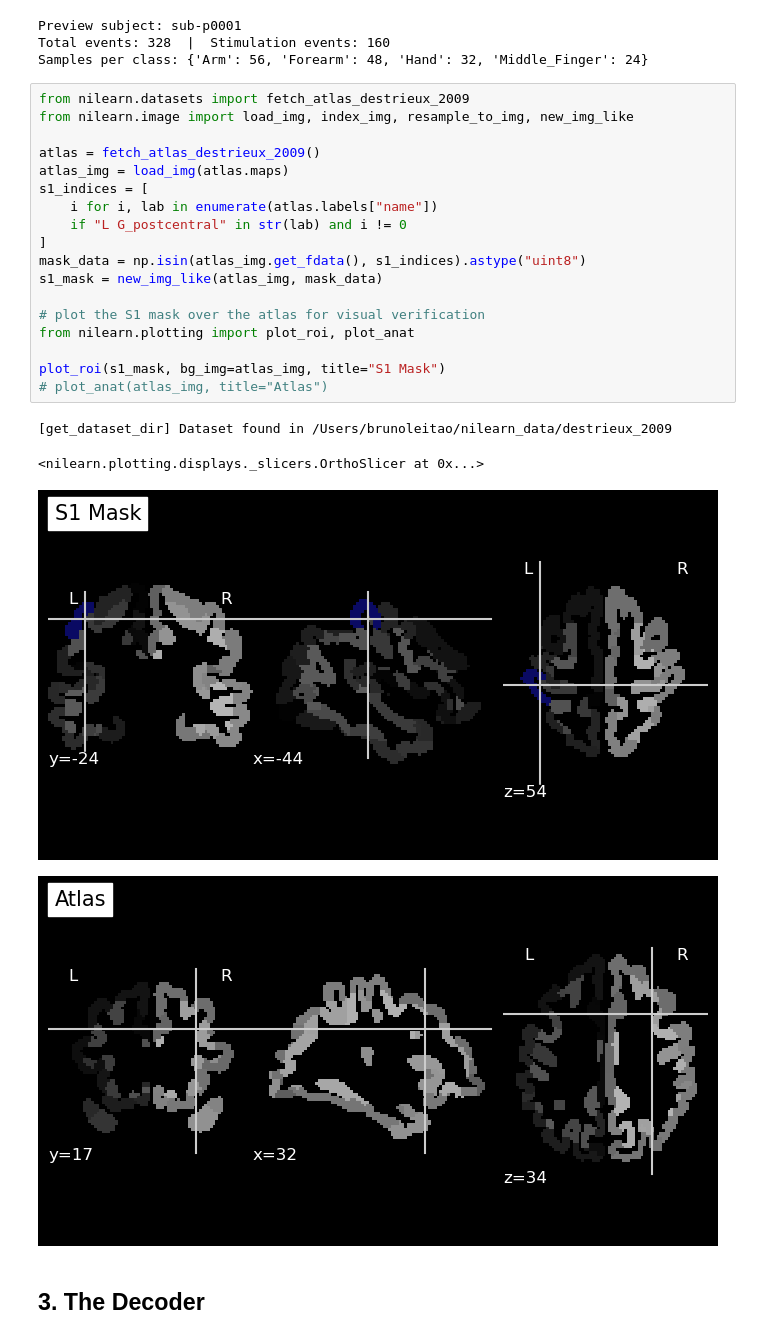
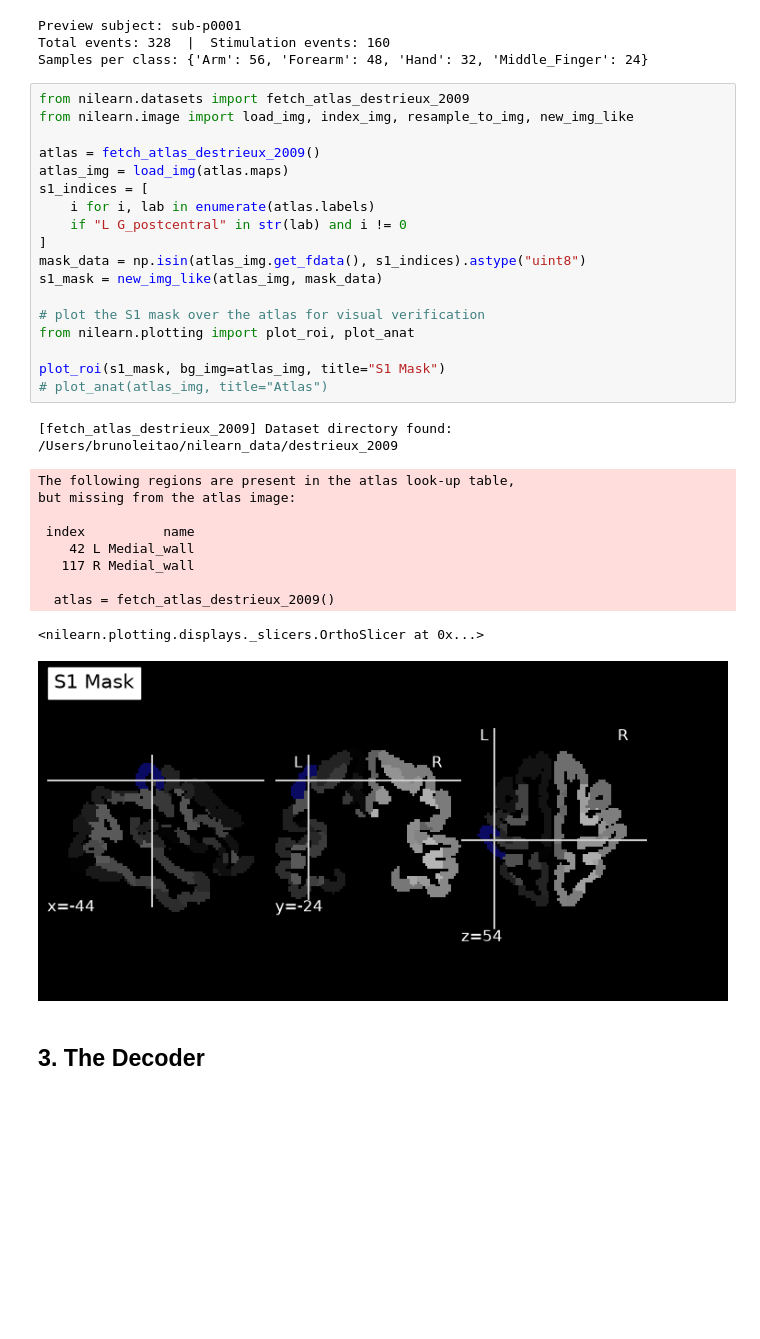
Before and after one commit to DuarteFonteSanta/Mapping_Tese, a Jupyter notebook: mapping_tese/notebooks/SVC/decoding_svm.ipynb, the cells around one changed output. Cells and saved outputs as stored; diff of their text form; blank space fills up the shorter version.

```diff
--- a/mapping_tese/notebooks/SVC/decoding_svm.ipynb
+++ b/mapping_tese/notebooks/SVC/decoding_svm.ipynb
@@ -197,25 +204,32 @@ Samples per class: {'Arm': 56, 'Forearm': 48, 'Hand': 32, 'Middle_Finger': 24}
 # %%
 from nilearn.datasets import fetch_atlas_destrieux_2009
 from nilearn.image import load_img, index_img, resample_to_img, new_img_like
 
 atlas = fetch_atlas_destrieux_2009()
 atlas_img = load_img(atlas.maps)
 s1_indices = [
-    i for i, lab in enumerate(atlas.labels["name"])
+    i for i, lab in enumerate(atlas.labels)
     if "L G_postcentral" in str(lab) and i != 0
 ]
 mask_data = np.isin(atlas_img.get_fdata(), s1_indices).astype("uint8")
 s1_mask = new_img_like(atlas_img, mask_data)
 
 # plot the S1 mask over the atlas for visual verification
 from nilearn.plotting import plot_roi, plot_anat
 
 plot_roi(s1_mask, bg_img=atlas_img, title="S1 Mask")
 # plot_anat(atlas_img, title="Atlas")
 # %% [output]
-[get_dataset_dir] Dataset found in /Users/brunoleitao/nilearn_data/destrieux_2009
+[fetch_atlas_destrieux_2009] Dataset directory found: /Users/brunoleitao/nilearn_data/destrieux_2009
-<nilearn.plotting.displays._slicers.OrthoSlicer at 0x...>
+The following regions are present in the atlas look-up table,
+but missing from the atlas image:
+
+ index          name
+    42 L Medial_wall
+   117 R Medial_wall
+
+  atlas = fetch_atlas_destrieux_2009()
+<nilearn.plotting.displays._slicers.OrthoSlicer at 0x...>
-[figure, old version]
+[figure, new version]
-[figure, removed]
 # %% [markdown]
 ## 3. The Decoder
```
Also changed, not shown: parts of 15 cells of this notebook, 9 other files.
